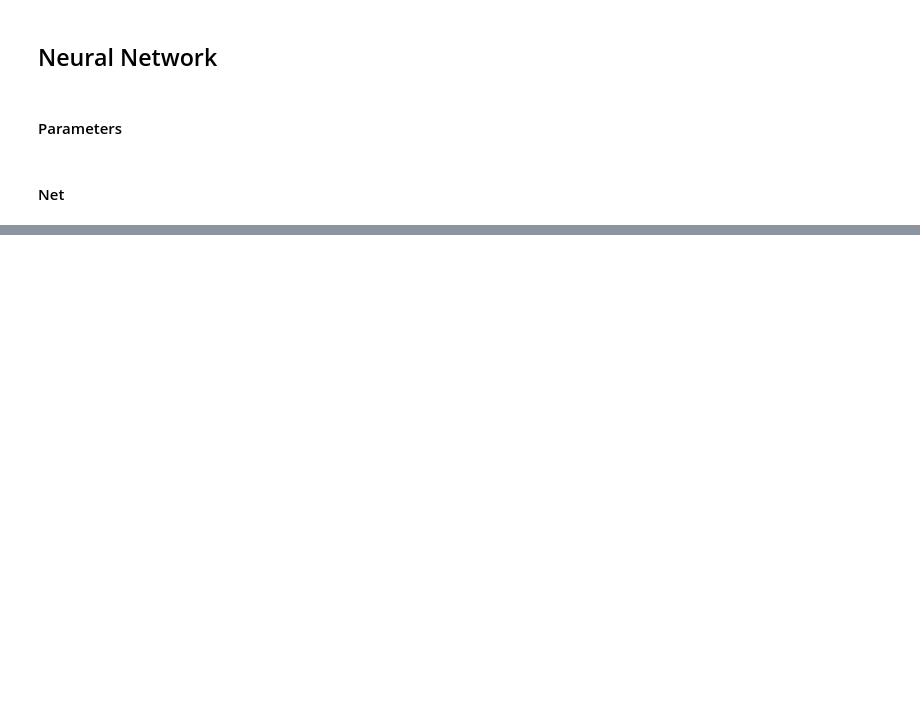
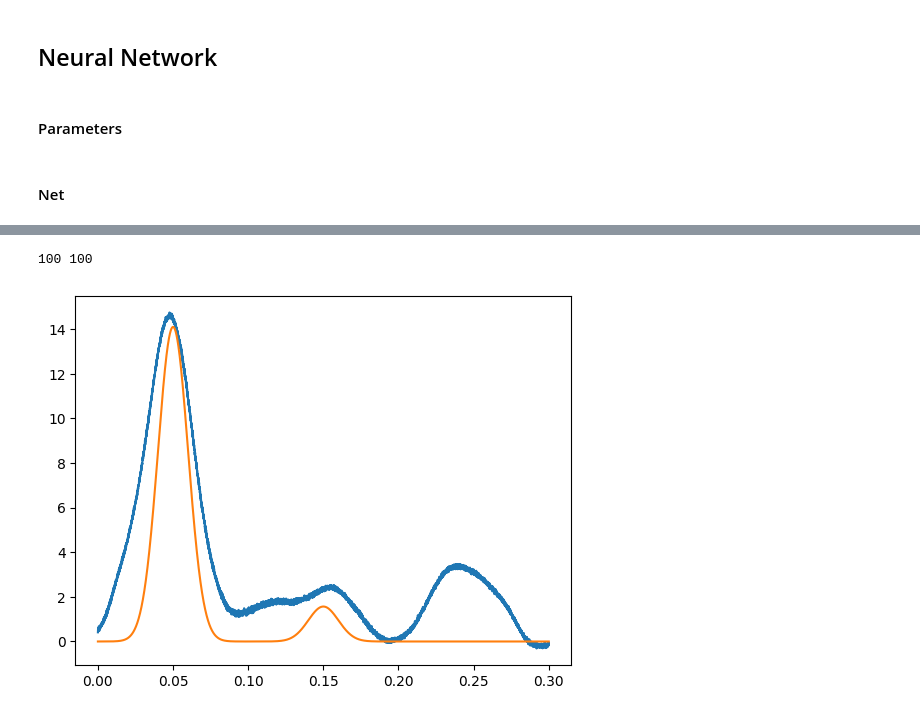
Before and after one commit to Manuel1711/Neural-Networks, a Jupyter notebook: harm_osc/nn_harm.ipynb, the cells around one changed output, grey strips where cells are left out. Saved outputs shown, nothing was run; the diff lists cells and outputs as text; code cells hidden in the pictures; blank space fills up the shorter version.

```diff
--- a/harm_osc/nn_harm.ipynb
+++ b/harm_osc/nn_harm.ipynb
@@ -184,0 +200,24 @@ plt.show()
+# %%
+print(len(input_train[0,:]), len(input_test))
+
+#n_discr = num_test
+#dstep = int((num_test-1)/n_discr + 1)
+in_test = torch.tensor(input_test)
+
+rete.eval()
+
+with torch.no_grad():
+    out_net = rete(in_test)
+
+
+#out_net = distribNTKgp(input_test, input_train, out_train, eta, n_layer, sigma_w, sigma_b, n0)
+# %% [output]
+100 100
+# %%
+#print(out_net, len(input_test))
+plt.plot(x, out_net)
+#plt.xlim([0,10])
+plt.plot(x, pdf2)#out_test)
+plt.show()
+# %% [output]
+[figure, added]
```
Also changed, not shown: parts of 8 cells of this notebook.
